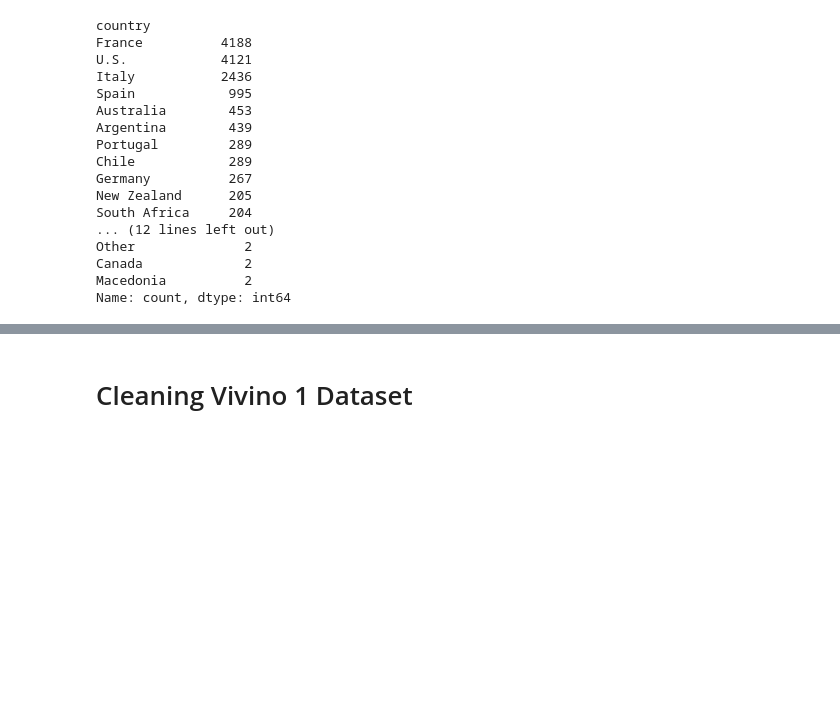
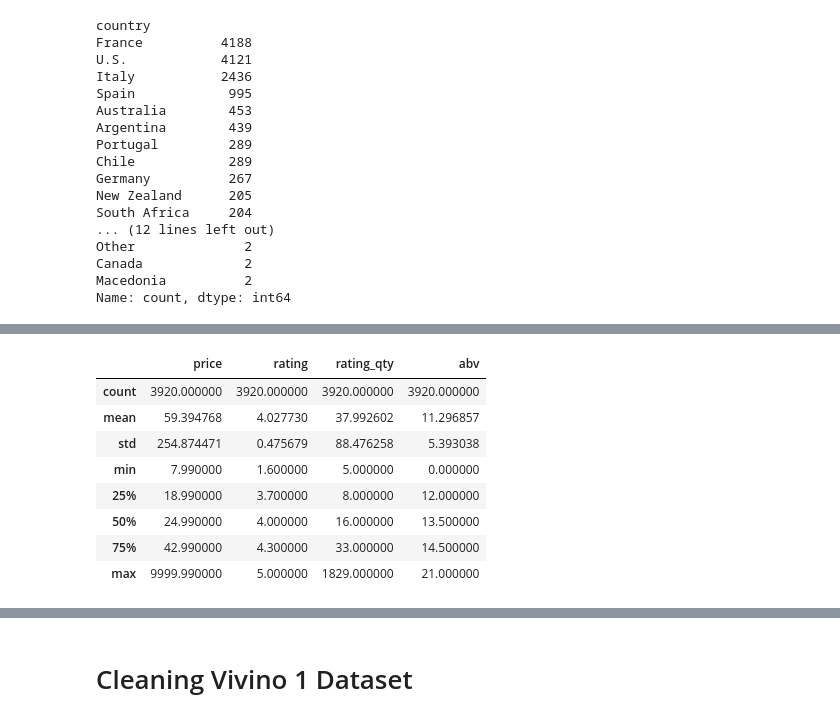
Before and after one commit to acdaniel864/capstone, a Jupyter notebook: 01_data_cleaning.ipynb, the cells around one changed output, grey strips where cells are left out. Drawn from its saved outputs; the diff is of its cells as text; code cells hidden in the pictures; blank space fills up the shorter version.

```diff
--- a/01_data_cleaning.ipynb
+++ b/01_data_cleaning.ipynb
@@ -314,0 +318,21 @@ df_wine_com.head()
+# %%
+def get_producer(x):
+    listy = x.split(' ')
+    x = listy[0] + ' ' + listy[1]
+    return x
+
+df_wine_com['producer'] = df_wine_com['name'].apply(get_producer)
+# %%
+# drop wines with less than 5 ratings
+df_wine_com = df_wine_com[df_wine_com['rating_qty'] > 4].copy()
+df_wine_com.describe()
+# %% [output]
+|  | price | rating | rating_qty | abv |
+| count | 3920.000000 | 3920.000000 | 3920.000000 | 3920.000000 |
+| mean | 59.394768 | 4.027730 | 37.992602 | 11.296857 |
+| std | 254.874471 | 0.475679 | 88.476258 | 5.393038 |
+| min | 7.990000 | 1.600000 | 5.000000 | 0.000000 |
+| 25% | 18.990000 | 3.700000 | 8.000000 | 12.000000 |
+| 50% | 24.990000 | 4.000000 | 16.000000 | 13.500000 |
+| 75% | 42.990000 | 4.300000 | 33.000000 | 14.500000 |
+| max | 9999.990000 | 5.000000 | 1829.000000 | 21.000000 |
```
Also changed, not shown: parts of 5 cells of this notebook, 1 other file.
